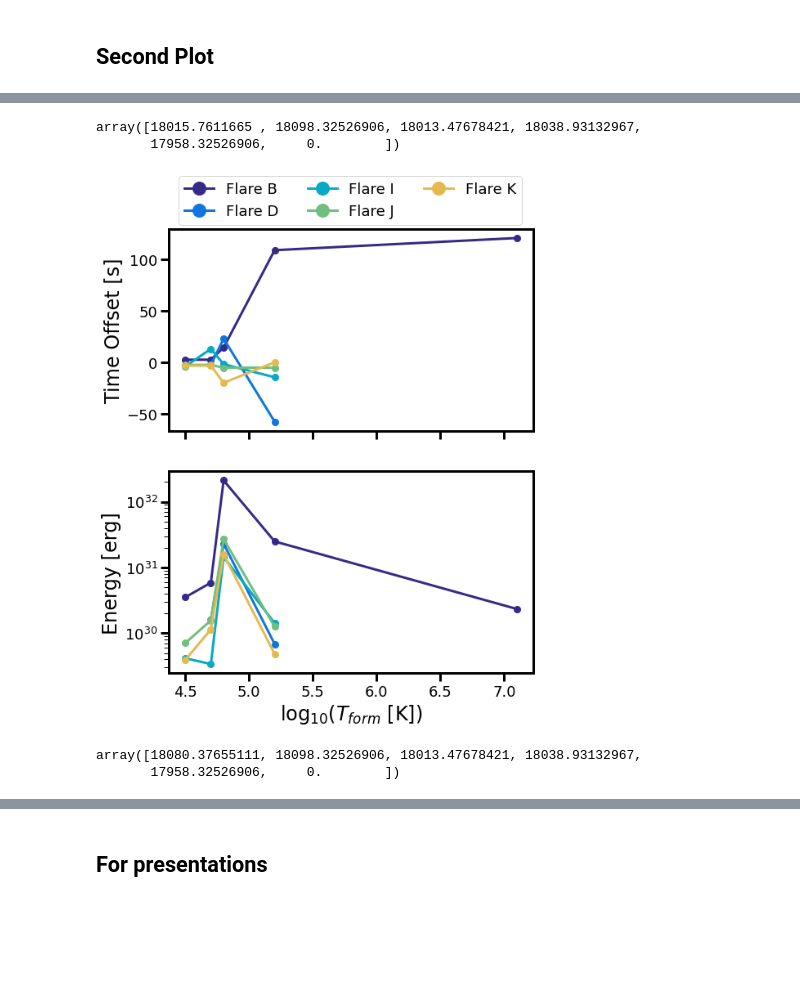
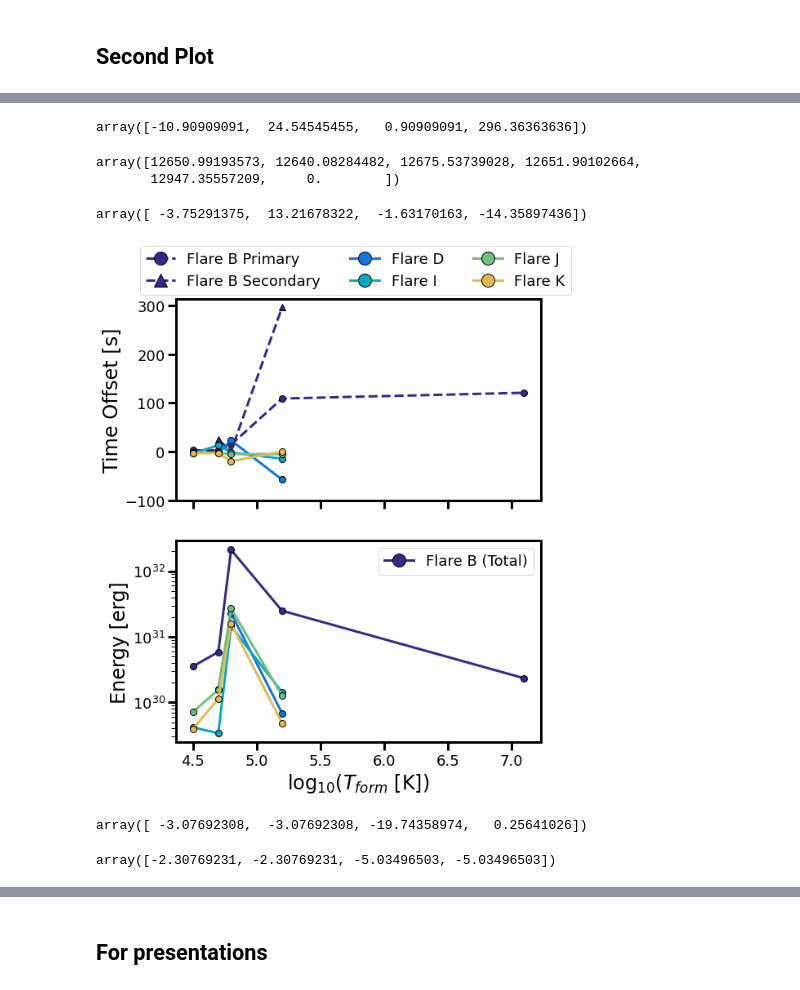
Before and after one commit to afeinstein20/cos_flares, a Jupyter notebook: notebooks/flare_analysis.ipynb, the cells around one changed output, grey strips where cells are left out. Drawn from its saved outputs; the diff is of its cells as text; code cells hidden in the pictures; blank space fills up the shorter version.

```diff
--- a/notebooks/flare_analysis.ipynb
+++ b/notebooks/flare_analysis.ipynb
@@ -907,0 +936,8 @@ bad
+# %%
+for i in range(5):
+    plt.plot(fmodels[0][i][0], fmodels[0][i][-1].best_fit, color='k')
+    fp,_ = find_peaks(fmodels[0][i][-1].best_fit)
+    print(fmodels[0][i][0][fp])
+    plt.plot(fmodels[0][i][0][fp], fmodels[0][i][-1].best_fit[fp], 'o',
+               color='r')
+    plt.show()
@@ -961,55 +1021,89 @@ for i in range(5):
 [figure]
 ------
 [figure]
-# %%
-deltat[1]
-# %% [output]
-array([18015.7611665 , 18098.32526906, 18013.47678421, 18038.93132967,
-       17958.32526906,     0.        ])
+# %%
+secondary[1:-1]-secondary[0]
+# %% [output]
+array([-10.90909091,  24.54545455,   0.90909091, 296.36363636])
+# %%
+secondary
+# %% [output]
+array([12650.99193573, 12640.08284482, 12675.53739028, 12651.90102664,
+       12947.35557209,     0.        ])
+# %%
+deltat[2][1:-1]-deltat[2][0]
+# %% [output]
+array([ -3.75291375,  13.21678322,  -1.63170163, -14.35897436])
 # %%
 fig, (tax,eax) = plt.subplots(nrows=2, figsize=(8,10), sharex=True)
 
 tax.set_ylabel('Time Offset [s]',fontsize=24)
 
 letters = ['B', 'D', 'I', 'J', 'K']
 ms=8
 for i in [0,1,2,3,4]:#range(len(energies)):
     q = np.array(energies[i]) > 0
+
     if i < 1:
         eax.plot(formtemp[q], np.array(energies[i])[q]/1e12,
-                     c=ion_colors[i] ,marker='o', lw=3, ms=ms)
+                     c=ion_colors[i] ,marker='o', lw=3, ms=ms,
+                 markeredgecolor='k', label='Flare B (Total)')
     elif i >= 2:
         eax.plot(formtemp[q][:-1], np.array(energies[i])[q][:-1]/1e12,
-                     c=ion_colors[i] ,marker='o', lw=3, ms=ms)
+                     c=ion_colors[i] ,marker='o', lw=3, ms=ms,
+                 markeredgecolor='k')
     else:
         eax.plot(formtemp[q][1:-1], np.array(energies[i])[q][1:-1]/1e12,
-                     c=ion_colors[i] ,marker='o', lw=3, ms=ms)
+                     c=ion_colors[i] ,marker='o', lw=3, ms=ms,
+                 markeredgecolor='k')
+
 
     q = (deltat[i][1:] - deltat[i][0]) > -200
     if i != 1:
-        tax.plot(formtemp[q], (deltat[i][1:] - deltat[i][0])[q],
-                 c=ion_colors[i], marker='o', lw=3, ms=ms,
-                 label='Flare {}'.format(letters[i]))
+        if i == 0:
+            tax.plot(formtemp[q], (deltat[i][1:] - deltat[i][0])[q],
+                     c=ion_colors[i], marker='o', lw=3, ms=ms,
+                     linestyle='--',
+                     label='Flare {} Primary'.format(letters[i]),
+                     markeredgecolor='k')
+
+            q = (secondary[1:] - secondary[0]) > -200
+            tax.plot(formtemp[q][1:], (secondary[1:] - secondary[0])[q][1:],
+                     c=ion_colors[i], marker='^', lw=3, ms=ms,
+                     linestyle='--',
+                     label='Flare {} Secondary'.format(letters[i]),
+                     markeredgecolor='k')
+        else:
+            tax.plot(formtemp[q], (deltat[i][1:] - deltat[i][0])[q],
+                     c=ion_colors[i], marker='o', lw=3, ms=ms,
+                     label='Flare {}'.format(letters[i]),
+                     markeredgecolor='k')
     else:
         tax.plot(formtemp[q][1:], (deltat[i][1:] - deltat[i][0])[q][1:],
                  c=ion_colors[i], marker='o', lw=3, ms=ms,
-                 label='Flare {}'.format(letters[i]))
+                 label='Flare {}'.format(letters[i]),
+                 markeredgecolor='k')
 
-tax.legend(bbox_to_anchor=(0.027, 1.02, 1.0, .12), loc=3,
+tax.legend(bbox_to_anchor=(-0.1, 1.02, 1.0, .12), loc=3,
            ncol=3, borderaxespad=0.)
+eax.legend()
 eax.set_yscale('log')
 eax.set_ylabel('Energy [erg]',fontsize=24)
 eax.set_xlabel('log$_{10}$($T_{form}$ [K])',fontsize=24)
+tax.set_yticks([-100,0,100,200,300])
 
 tax.set_rasterized(True)
 eax.set_rasterized(True)
 
 plt.savefig('/Users/arcticfox/Documents/AUMic/paper/time_energy.pdf',
             dpi=300, rasterize=True, bbox_inches='tight')
 # %% [output]
-[figure, old version]
+[figure, new version]
-# %%
-deltat[1]
-# %% [output]
-array([18080.37655111, 18098.32526906, 18013.47678421, 18038.93132967,
-       17958.32526906,     0.        ])
+# %%
+deltat[-1][1:-1]-deltat[-1][0]
+# %% [output]
+array([ -3.07692308,  -3.07692308, -19.74358974,   0.25641026])
+# %%
+deltat[-2][1:-1]-deltat[-2][0]
+# %% [output]
+array([-2.30769231, -2.30769231, -5.03496503, -5.03496503])
```
Also changed, not shown: parts of 9 cells of this notebook, 15 other files.
